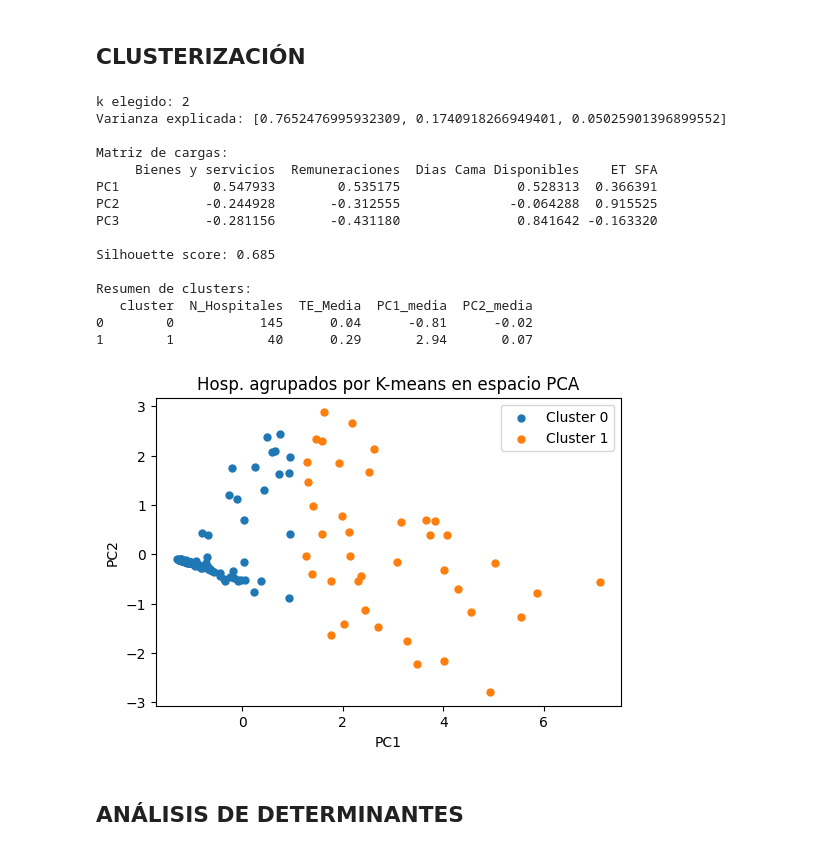
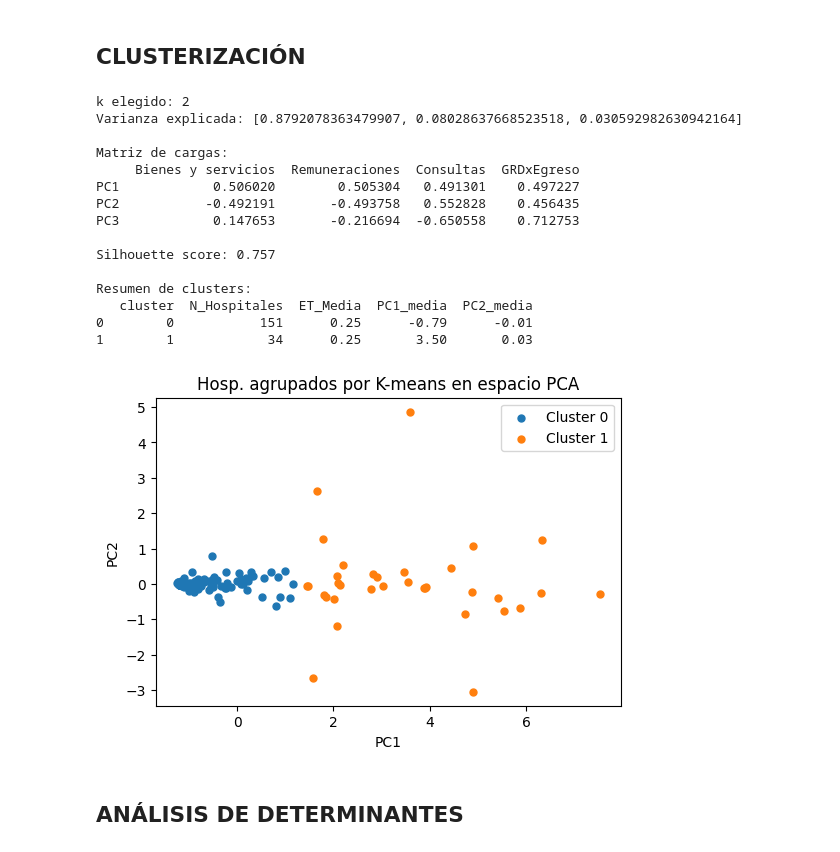
Before and after one commit to rez-dev/panel-eficiencia-hospitalaria, a Jupyter notebook: calc-functions/functions.ipynb, the cells around one changed output. Drawn from its saved outputs; the diff is of its cells as text; code cells hidden in the pictures.

Commit message:
Modificación vista PCA-Cluster
Se modifica la vista de PCA y Clúster agregando gráfica de clusterización junto con datos respectivos tabulados

```diff
--- a/calc-functions/functions.ipynb
+++ b/calc-functions/functions.ipynb
@@ -787,7 +787,7 @@ import matplotlib.pyplot as plt
 
 # 1) Selecciona las columnas que quieres analizar
 input_cols  = ["Bienes y servicios", "Remuneraciones"]
-output_cols = ["Consultas", "Quirofanos"]
+output_cols = ["Consultas", "GRDxEgreso"]
 
 # unir columnas en una sola lista
 cols_pca = input_cols + output_cols
@@ -896,14 +896,14 @@ def pca_kmeans(df: pd.DataFrame,
     return df_out, meta
 # %%
 # columnas para el PCA
-feature_cols = ["Bienes y servicios", "Remuneraciones",
-                "Dias Cama Disponibles","ET SFA"]
+feature_cols = ["Bienes y servicios", "Remuneraciones","Consultas",
+                "GRDxEgreso"]
 
 # ejecutar sfa con funcion creada
 df_sfa, sfa_metrics = calculate_sfa_metrics(
     df=df_2014,
-    input_cols=["Bienes y servicios", "Remuneraciones", "Dias Cama Disponibles"],
-    output_col=["Quirofanos"],
+    input_cols=["Bienes y servicios", "Remuneraciones"],
+    output_col=["Consultas","GRDxEgreso"],
     te_threshold=0.5
 )
 
@@ -927,46 +927,46 @@ summary = df_cluster.groupby("cluster").agg(
 ).reset_index()
 
 # 2) Formatea un poquito (opcional)
-summary["TE_Media"]  = summary["TE_Media"].round(2)
+summary["ET_Media"]  = summary["ET_Media"].round(2)
 summary["PC1_media"] = summary["PC1_media"].round(2)
 summary["PC2_media"] = summary["PC2_media"].round(2)
 
 # mostrar silhouette si se calculó
 if info["silhouette"] is not None:
     print(f"\nSilhouette score: {info['silhouette']:.3f}")
 
 # 3) Muestra
 print("\nResumen de clusters:")
 print(summary)
 
 # Visualizar
 import matplotlib.pyplot as plt
 plt.figure(figsize=(6,4))
 for cl in range(info["k"]):
     mask = df_cluster["cluster"] == cl
     plt.scatter(df_cluster.loc[mask, "PC1"],
                 df_cluster.loc[mask, "PC2"],
                 s=25, label=f"Cluster {cl}")
 plt.xlabel("PC1"); plt.ylabel("PC2"); plt.legend()
 plt.title("Hosp. agrupados por K-means en espacio PCA")
 plt.show()
 # %% [output]
 k elegido: 2
-Varianza explicada: [0.7652476995932309, 0.1740918266949401, 0.05025901396899552]
+Varianza explicada: [0.8792078363479907, 0.08028637668523518, 0.030592982630942164]
 
 Matriz de cargas:
-     Bienes y servicios  Remuneraciones  Dias Cama Disponibles    ET SFA
-PC1            0.547933        0.535175               0.528313  0.366391
-PC2           -0.244928       -0.312555              -0.064288  0.915525
-PC3           -0.281156       -0.431180               0.841642 -0.163320
+     Bienes y servicios  Remuneraciones  Consultas  GRDxEgreso
+PC1            0.506020        0.505304   0.491301    0.497227
+PC2           -0.492191       -0.493758   0.552828    0.456435
+PC3            0.147653       -0.216694  -0.650558    0.712753
 
-Silhouette score: 0.685
+Silhouette score: 0.757
 
 Resumen de clusters:
-   cluster  N_Hospitales  TE_Media  PC1_media  PC2_media
-0        0           145      0.04      -0.81      -0.02
-1        1            40      0.29       2.94       0.07
+   cluster  N_Hospitales  ET_Media  PC1_media  PC2_media
+0        0           151      0.25      -0.79      -0.01
+1        1            34      0.25       3.50       0.03
-[figure, old version]
+[figure, new version]
 # %% [markdown]
 ## ANÁLISIS DE DETERMINANTES
 # %%
```
Also changed, not shown: parts of 1 cell of this notebook, 6 other files.
